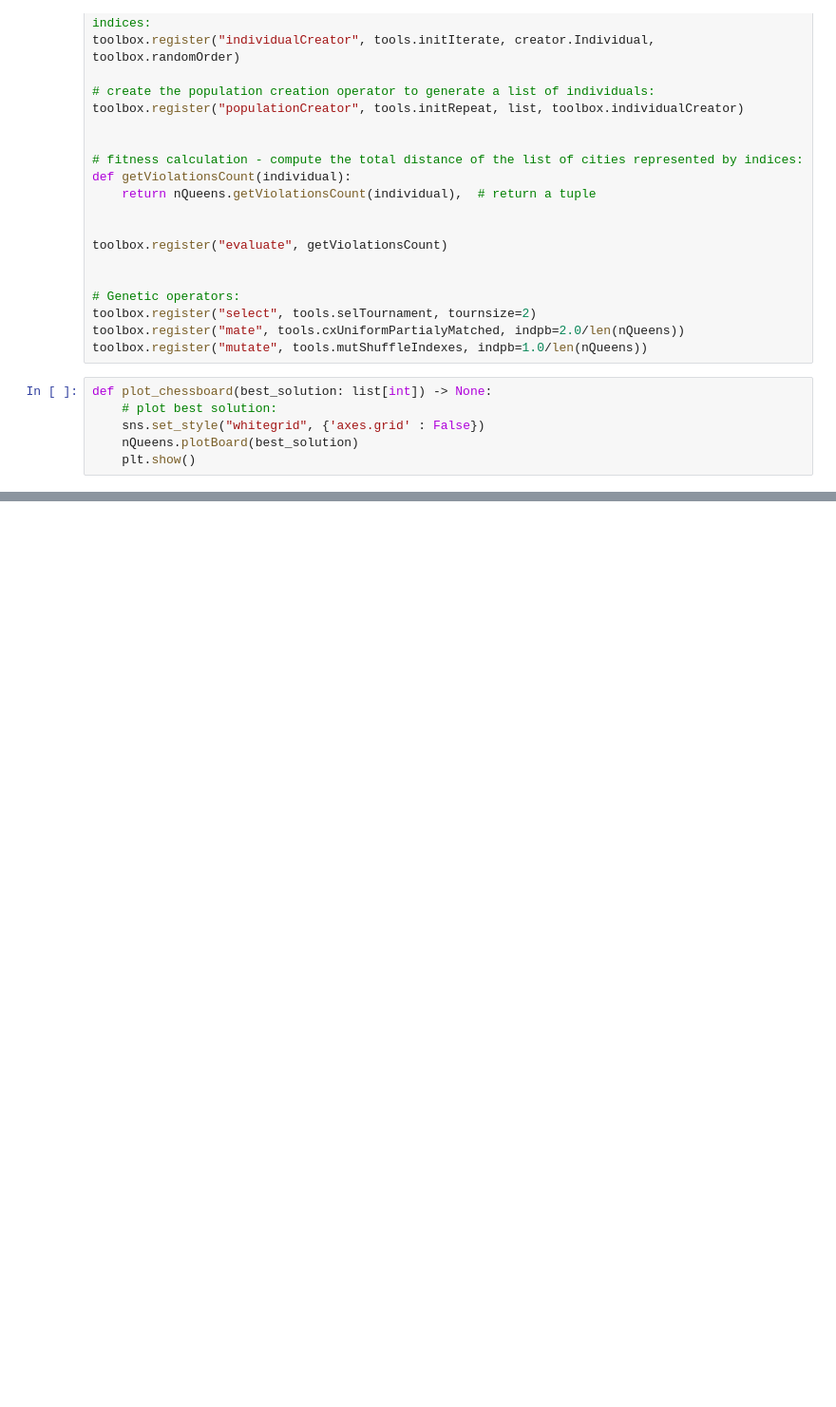
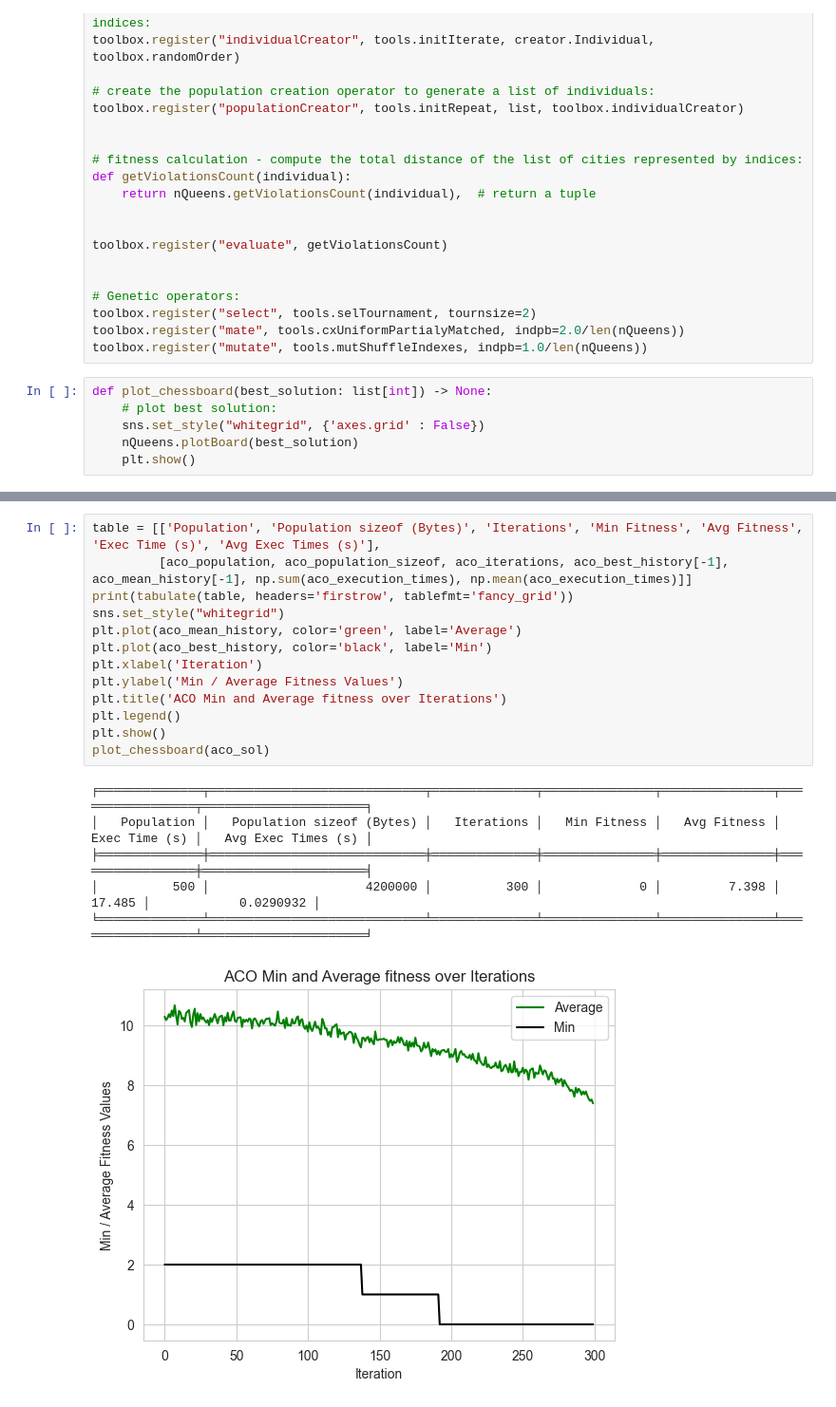
Before and after one commit to mastronardo/Bee-Colony-vs-Ant-Colony, a Jupyter notebook: N-Queens-Problem-with-Genetic-Bee-Ant.ipynb, the cells around one changed output, grey strips where cells are left out. Shown: that part at 95% size. Saved outputs shown, nothing was run; the diff lists cells and outputs as text; blank space fills up the shorter version.

```diff
--- a/N-Queens-Problem-with-Genetic-Bee-Ant.ipynb
+++ b/N-Queens-Problem-with-Genetic-Bee-Ant.ipynb
@@ -273,0 +363,20 @@ ACO best value: 0
+# %%
+table = [['Population', 'Population sizeof (Bytes)', 'Iterations', 'Min Fitness', 'Avg Fitness', 'Exec Time (s)', 'Avg Exec Times (s)'],
+         [aco_population, aco_population_sizeof, aco_iterations, aco_best_history[-1], aco_mean_history[-1], np.sum(aco_execution_times), np.mean(aco_execution_times)]]
+print(tabulate(table, headers='firstrow', tablefmt='fancy_grid'))
+sns.set_style("whitegrid")
+plt.plot(aco_mean_history, color='green', label='Average')
+plt.plot(aco_best_history, color='black', label='Min')
+plt.xlabel('Iteration')
+plt.ylabel('Min / Average Fitness Values')
+plt.title('ACO Min and Average fitness over Iterations')
+plt.legend()
+plt.show()
+plot_chessboard(aco_sol)
+# %% [output]
+╒══════════════╤═════════════════════════════╤══════════════╤═══════════════╤═══════════════╤═════════════════╤══════════════════════╕
+│   Population │   Population sizeof (Bytes) │   Iterations │   Min Fitness │   Avg Fitness │   Exec Time (s) │   Avg Exec Times (s) │
+╞══════════════╪═════════════════════════════╪══════════════╪═══════════════╪═══════════════╪═════════════════╪══════════════════════╡
+│          500 │                     4200000 │          300 │             0 │         7.398 │          17.485 │            0.0290932 │
+╘══════════════╧═════════════════════════════╧══════════════╧═══════════════╧═══════════════╧═════════════════╧══════════════════════╛
+[figure, added]
```
Also changed, not shown: parts of 16 cells of this notebook, 2 other files.
